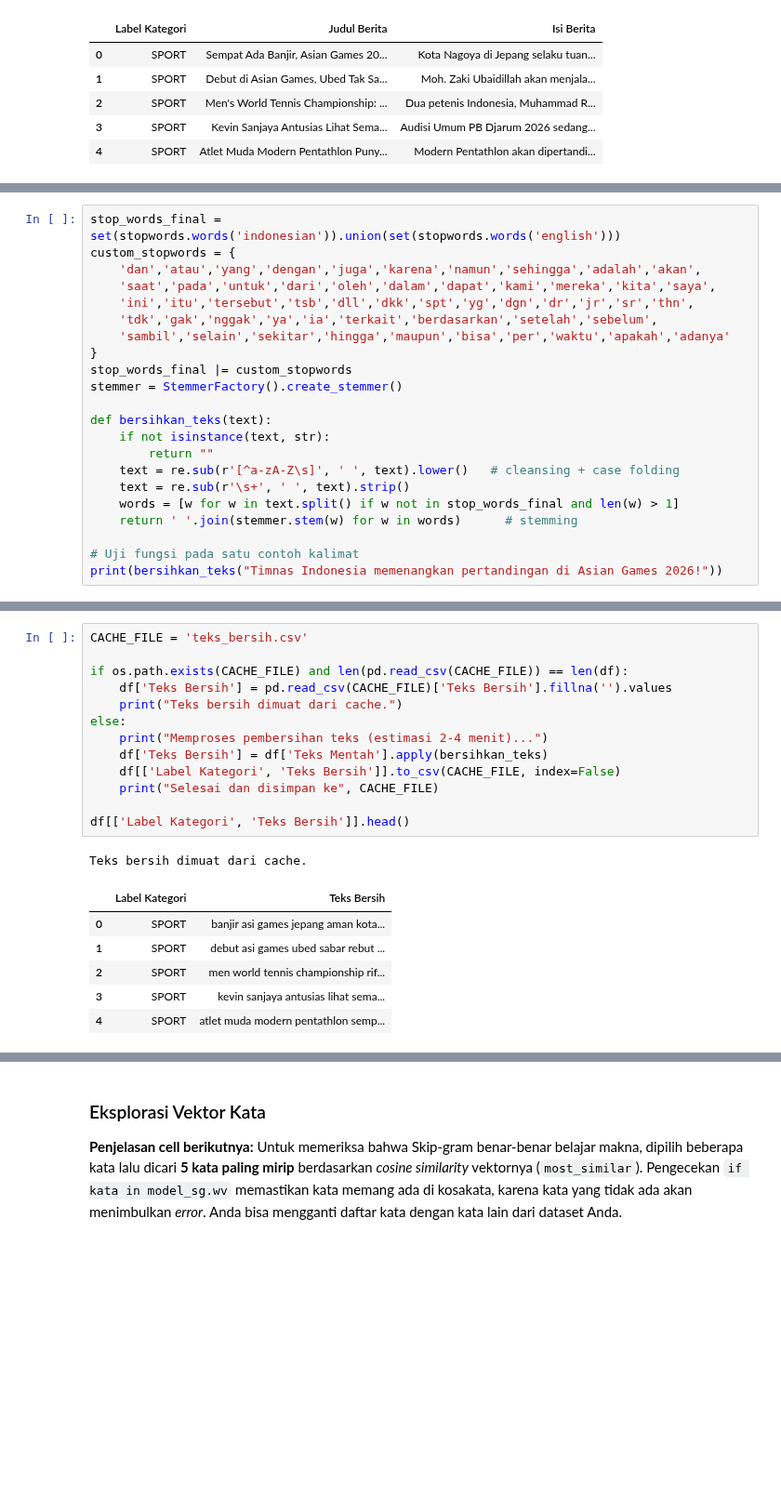
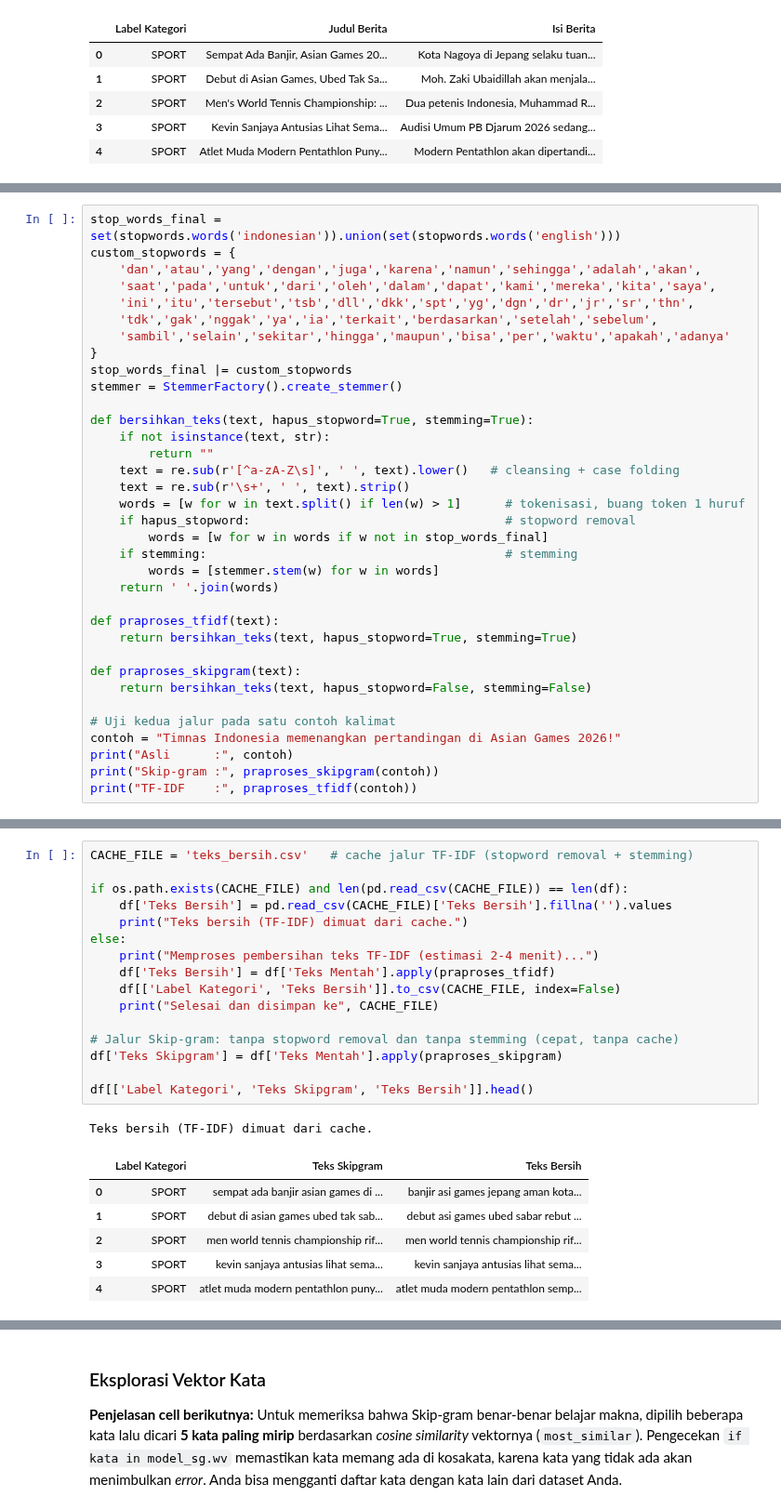
Before and after one commit to Angger23-155/ppw, a Jupyter notebook: ppw/klasifikasi.ipynb, the cells around one changed output, grey strips where cells are left out. Shown at 93% size. Drawn from its saved outputs; the diff is of its cells as text; blank space fills up the shorter version.

```diff
--- a/ppw/klasifikasi.ipynb
+++ b/ppw/klasifikasi.ipynb
@@ -121,14 +129,27 @@ custom_stopwords = {
 stop_words_final |= custom_stopwords
 stemmer = StemmerFactory().create_stemmer()
 
-def bersihkan_teks(text):
+def bersihkan_teks(text, hapus_stopword=True, stemming=True):
     if not isinstance(text, str):
         return ""
     text = re.sub(r'[^a-zA-Z\s]', ' ', text).lower()   # cleansing + case folding
     text = re.sub(r'\s+', ' ', text).strip()
-    words = [w for w in text.split() if w not in stop_words_final and len(w) > 1]
-    return ' '.join(stemmer.stem(w) for w in words)      # stemming
+    words = [w for w in text.split() if len(w) > 1]      # tokenisasi, buang token 1 huruf
+    if hapus_stopword:                                   # stopword removal
+        words = [w for w in words if w not in stop_words_final]
+    if stemming:                                         # stemming
+        words = [stemmer.stem(w) for w in words]
+    return ' '.join(words)
 
-# Uji fungsi pada satu contoh kalimat
-print(bersihkan_teks("Timnas Indonesia memenangkan pertandingan di Asian Games 2026!"))
+def praproses_tfidf(text):
+    return bersihkan_teks(text, hapus_stopword=True, stemming=True)
+
+def praproses_skipgram(text):
+    return bersihkan_teks(text, hapus_stopword=False, stemming=False)
+
+# Uji kedua jalur pada satu contoh kalimat
+contoh = "Timnas Indonesia memenangkan pertandingan di Asian Games 2026!"
+print("Asli      :", contoh)
+print("Skip-gram :", praproses_skipgram(contoh))
+print("TF-IDF    :", praproses_tfidf(contoh))
 # %% [output]
@@ -145,24 +166,27 @@ Hasilnya masuk ke kolom baru `Teks Bersih`.
 # %%
-CACHE_FILE = 'teks_bersih.csv'
+CACHE_FILE = 'teks_bersih.csv'   # cache jalur TF-IDF (stopword removal + stemming)
 
 if os.path.exists(CACHE_FILE) and len(pd.read_csv(CACHE_FILE)) == len(df):
     df['Teks Bersih'] = pd.read_csv(CACHE_FILE)['Teks Bersih'].fillna('').values
-    print("Teks bersih dimuat dari cache.")
+    print("Teks bersih (TF-IDF) dimuat dari cache.")
 else:
-    print("Memproses pembersihan teks (estimasi 2-4 menit)...")
-    df['Teks Bersih'] = df['Teks Mentah'].apply(bersihkan_teks)
+    print("Memproses pembersihan teks TF-IDF (estimasi 2-4 menit)...")
+    df['Teks Bersih'] = df['Teks Mentah'].apply(praproses_tfidf)
     df[['Label Kategori', 'Teks Bersih']].to_csv(CACHE_FILE, index=False)
     print("Selesai dan disimpan ke", CACHE_FILE)
 
-df[['Label Kategori', 'Teks Bersih']].head()
+# Jalur Skip-gram: tanpa stopword removal dan tanpa stemming (cepat, tanpa cache)
+df['Teks Skipgram'] = df['Teks Mentah'].apply(praproses_skipgram)
+
+df[['Label Kategori', 'Teks Skipgram', 'Teks Bersih']].head()
 # %% [output]
-Teks bersih dimuat dari cache.
+Teks bersih (TF-IDF) dimuat dari cache.
-|  | Label Kategori | Teks Bersih |
-| 0 | SPORT | banjir asi games jepang aman kota... |
-| 1 | SPORT | debut asi games ubed sabar rebut ... |
-| 2 | SPORT | men world tennis championship rif... |
-| 3 | SPORT | kevin sanjaya antusias lihat sema... |
-| 4 | SPORT | atlet muda modern pentathlon semp... |
+|  | Label Kategori | Teks Skipgram | Teks Bersih |
+| 0 | SPORT | sempat ada banjir asian games di ... | banjir asi games jepang aman kota... |
+| 1 | SPORT | debut di asian games ubed tak sab... | debut asi games ubed sabar rebut ... |
+| 2 | SPORT | men world tennis championship rif... | men world tennis championship rif... |
+| 3 | SPORT | kevin sanjaya antusias lihat sema... | kevin sanjaya antusias lihat sema... |
+| 4 | SPORT | atlet muda modern pentathlon puny... | atlet muda modern pentathlon semp... |
 # %% [markdown]
 ## 3. Tokenisasi
 
```
Also changed, not shown: parts of 30 cells of this notebook, 4 other files.
